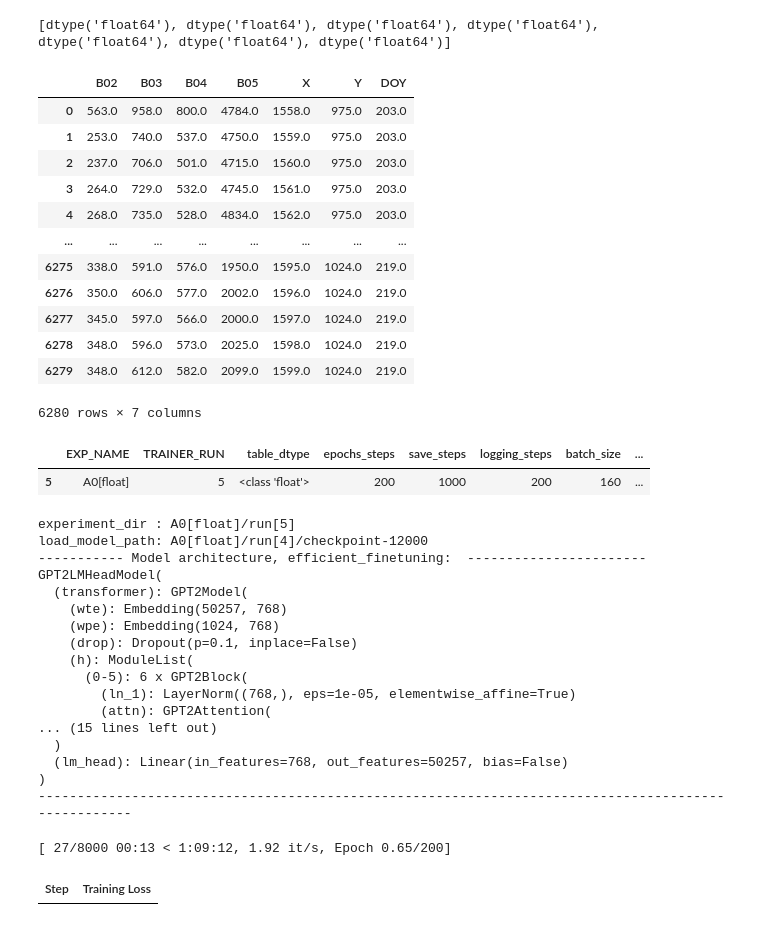
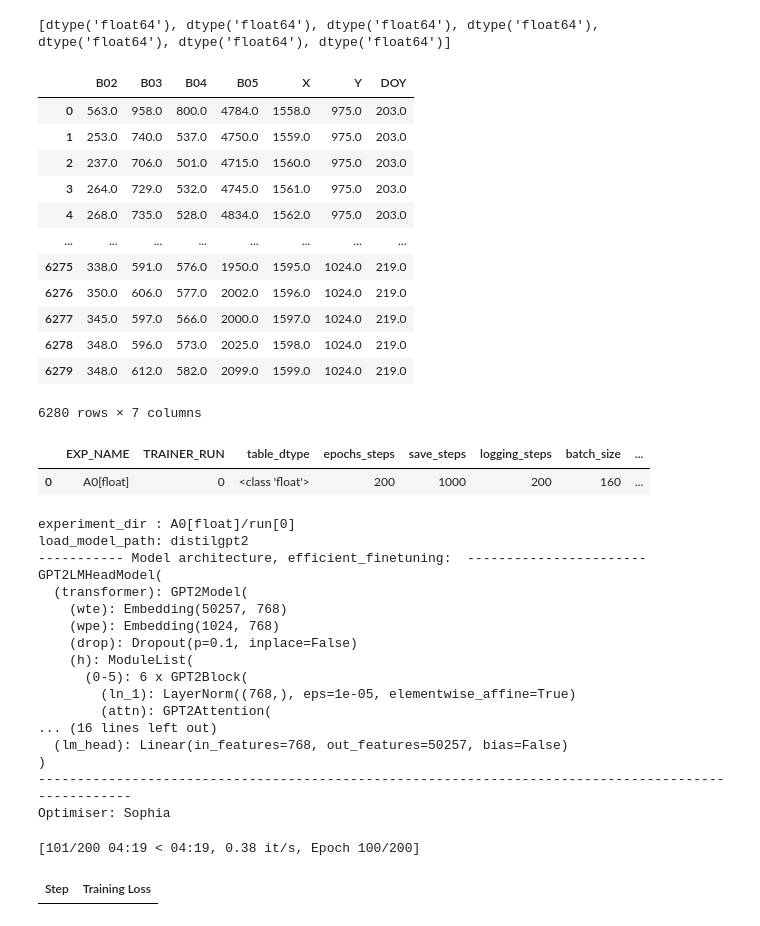
Before and after one commit to koyacolab/aispace, a Jupyter notebook: ai.ipynb, the cells around one changed output. Drawn from its saved outputs; the diff is of its cells as text; code cells hidden in the pictures.

Commit message:
Sophia optimizer added for training time/costs reducing

```diff
--- a/ai.ipynb
+++ b/ai.ipynb
@@ -319,8 +303,12 @@ lr_scheduler_type = 'constant'
 # lr_scheduler_type = 'cosine'
 # lr_scheduler_type = 'linear'
 
+#init the optimizer
+# optimizer = SophiaG(model.parameters(), lr=2e-4, betas=(0.965, 0.99), rho = 0.01, weight_decay=1e-1)
+
+
 experiment_dir = ""
-TRAINER_RUN = 5
+TRAINER_RUN = 0
 
 if TRAINER_RUN == 0:
   load_model_path = 'distilgpt2'
@@ -329,6 +317,10 @@ elif TRAINER_RUN > 0:
   before = pd.read_csv(f'{EXP_NAME}/run[{TRAINER_RUN-1}].csv')
   load_model_path = before['experiment_dir'][0] + f'/checkpoint-{step_checkpoint}'
   experiment_dir  = f"{EXP_NAME}/run[{TRAINER_RUN}]"
+
+######### SET OPTIMIZER FOR FIT ##########################
+optimizer_fit = 'sophia'
+##########################################################
 
 TRAINER_DICT = pd.DataFrame({'EXP_NAME' : EXP_NAME}, index = [TRAINER_RUN])    # dict()
 
@@ -342,6 +334,7 @@ TRAINER_DICT['batch_size'] = batch_size
 TRAINER_DICT['learning_rate'] = learning_rate
 TRAINER_DICT['lr_scheduler_type'] = lr_scheduler_type
 TRAINER_DICT['experiment_dir'] = experiment_dir
+TRAINER_DICT['optimizer_fit'] = optimizer_fit
 
 display(pd.DataFrame.from_dict(TRAINER_DICT))
 
@@ -373,43 +366,43 @@ model = GReaT(llm=load_model_path,
               experiment_dir=f'{experiment_dir}',
               dataloader_num_workers=2,
               efficient_finetuning = efficient_finetuning,
-              learning_rate=learning_rate,
-              lr_scheduler_type=lr_scheduler_type,
-              warmup_ratio=0.05,
+              # learning_rate=learning_rate,
+              # lr_scheduler_type=lr_scheduler_type,
+              # warmup_ratio=0.05,
               # optim=optimizer,
-              fp16 = True,
+              # fp16 = True,
               # torch_compile=True,   #### for Ampere
               # bf16=True,            #### for Ampere
               )
 
 print(f'----------- Model architecture, efficient_finetuning: {efficient_finetuning} -----------------------')
 print(model.model)
 print(f'----------------------------------------------------------------------------------------------------')
 # fn
 
-model.fit(data=data)
+model.fit(data=data[0:4], optimizer=optimizer_fit)
 # model.fit(data=train_data, test_data=test_data)
 
 TRAINER_DICT.to_csv(f'{experiment_dir}.csv')
 # %% [output]
 [dtype('float64'), dtype('float64'), dtype('float64'), dtype('float64'), dtype('float64'), dtype('float64'), dtype('float64')]
 |  | B02 | B03 | B04 | B05 | X | Y | DOY |
 | 0 | 563.0 | 958.0 | 800.0 | 4784.0 | 1558.0 | 975.0 | 203.0 |
 | 1 | 253.0 | 740.0 | 537.0 | 4750.0 | 1559.0 | 975.0 | 203.0 |
 | 2 | 237.0 | 706.0 | 501.0 | 4715.0 | 1560.0 | 975.0 | 203.0 |
 | 3 | 264.0 | 729.0 | 532.0 | 4745.0 | 1561.0 | 975.0 | 203.0 |
 | 4 | 268.0 | 735.0 | 528.0 | 4834.0 | 1562.0 | 975.0 | 203.0 |
 | ... | ... | ... | ... | ... | ... | ... | ... |
 | 6275 | 338.0 | 591.0 | 576.0 | 1950.0 | 1595.0 | 1024.0 | 219.0 |
 | 6276 | 350.0 | 606.0 | 577.0 | 2002.0 | 1596.0 | 1024.0 | 219.0 |
 | 6277 | 345.0 | 597.0 | 566.0 | 2000.0 | 1597.0 | 1024.0 | 219.0 |
 | 6278 | 348.0 | 596.0 | 573.0 | 2025.0 | 1598.0 | 1024.0 | 219.0 |
 | 6279 | 348.0 | 612.0 | 582.0 | 2099.0 | 1599.0 | 1024.0 | 219.0 |
 6280 rows × 7 columns
 |  | EXP_NAME | TRAINER_RUN | table_dtype | epochs_steps | save_steps | logging_steps | batch_size | ... |
-| 5 | A0[float] | 5 | <class 'float'> | 200 | 1000 | 200 | 160 | ... |
+| 0 | A0[float] | 0 | <class 'float'> | 200 | 1000 | 200 | 160 | ... |
-experiment_dir : A0[float]/run[5]
-load_model_path: A0[float]/run[4]/checkpoint-12000
+experiment_dir : A0[float]/run[0]
+load_model_path: distilgpt2
 ----------- Model architecture, efficient_finetuning:  -----------------------
 GPT2LMHeadModel(
   (transformer): GPT2Model(
@@ -420,12 +413,12 @@ GPT2LMHeadModel(
       (0-5): 6 x GPT2Block(
         (ln_1): LayerNorm((768,), eps=1e-05, elementwise_affine=True)
         (attn): GPT2Attention(
-... (15 lines left out)
-  )
+... (16 lines left out)
   (lm_head): Linear(in_features=768, out_features=50257, bias=False)
 )
 ----------------------------------------------------------------------------------------------------
+Optimiser: Sophia
-[ 27/8000 00:13 < 1:09:12, 1.92 it/s, Epoch 0.65/200]
+[101/200 04:19 < 04:19, 0.38 it/s, Epoch 100/200]
 | Step | Training Loss |
 # %%
 from google.colab import runtime
```
Also changed, not shown: parts of 5 cells of this notebook, 2 other files.
